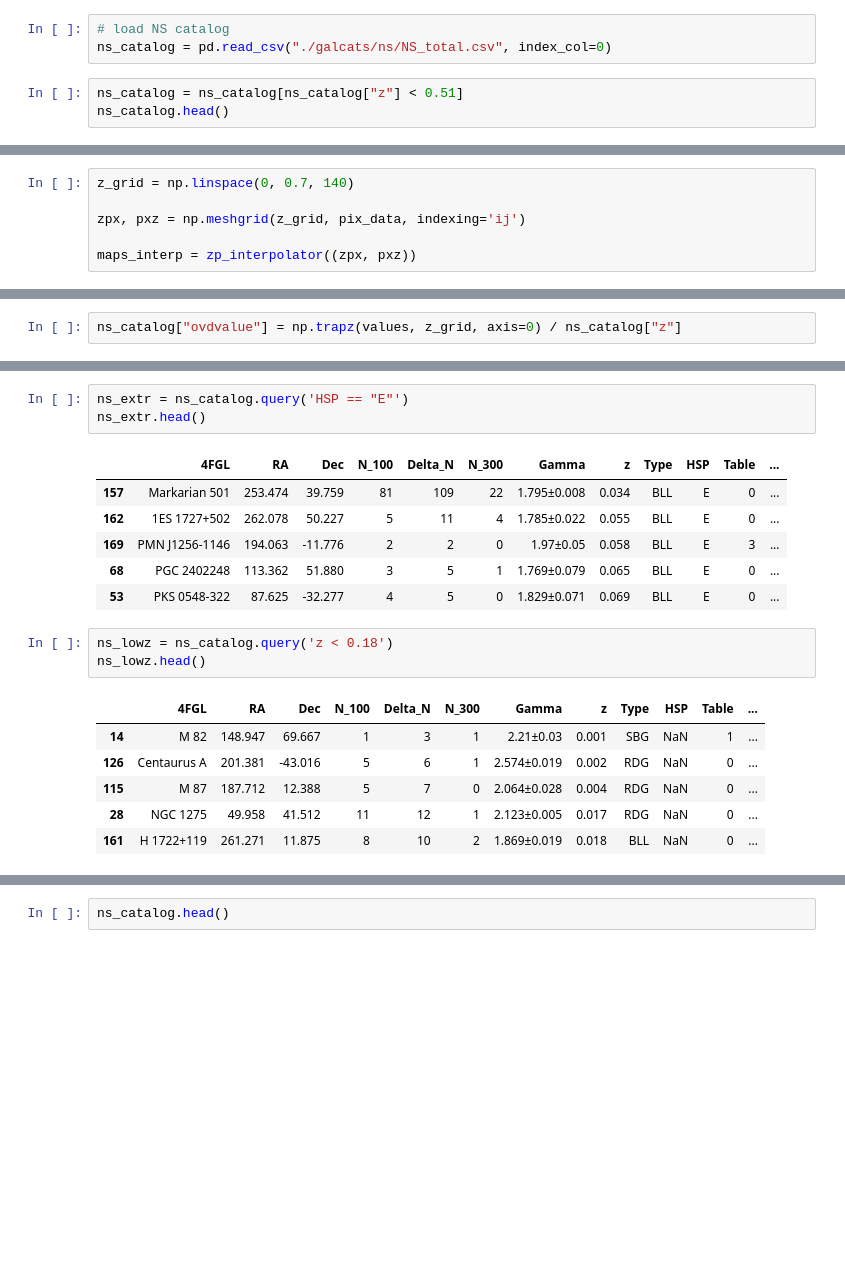
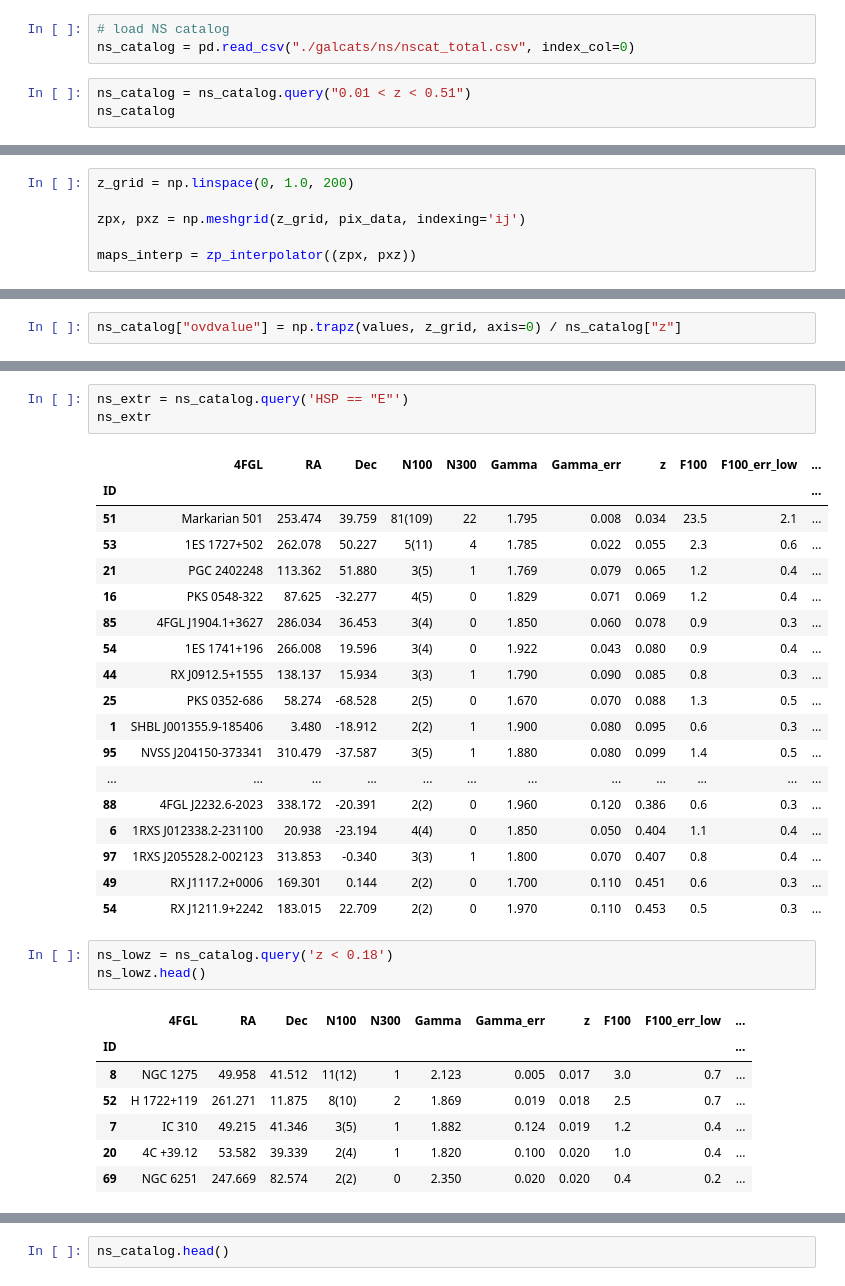
Before and after one commit to KleimenovM/LargeScaleStructure, a Jupyter notebook: lss_NS_interp.ipynb, the cells around one changed output, grey strips where cells are left out. Saved outputs shown, nothing was run; the diff lists cells and outputs as text; blank space fills up the shorter version.

```diff
--- a/lss_NS_interp.ipynb
+++ b/lss_NS_interp.ipynb
@@ -20,8 +22,8 @@ mpl.rcParams['font.size'] = 12
 ### Process the Neronov-Semikoz catalog
 # %%
 # load NS catalog
-ns_catalog = pd.read_csv("./galcats/ns/NS_total.csv", index_col=0)
+ns_catalog = pd.read_csv("./galcats/ns/nscat_total.csv", index_col=0)
 # %%
-ns_catalog = ns_catalog[ns_catalog["z"] < 0.51]
-ns_catalog.head()
+ns_catalog = ns_catalog.query("0.01 < z < 0.51")
+ns_catalog
 # %% [output]
@@ -72,7 +82,7 @@ zp_interpolator = RegularGridInterpolator(
     fill_value=0
 )
 # %%
-z_grid = np.linspace(0, 0.7, 140)
+z_grid = np.linspace(0, 1.0, 200)
 
 zpx, pxz = np.meshgrid(z_grid, pix_data, indexing='ij')
 
@@ -182,20 +247,33 @@ plt.show()
 # %%
 ns_extr = ns_catalog.query('HSP == "E"')
-ns_extr.head()
+ns_extr
 # %% [output]
-|  | 4FGL | RA | Dec | N_100 | Delta_N | N_300 | Gamma | z | Type | HSP | Table | ... |
-| 157 | Markarian 501 | 253.474 | 39.759 | 81 | 109 | 22 | 1.795±0.008 | 0.034 | BLL | E | 0 | ... |
-| 162 | 1ES 1727+502 | 262.078 | 50.227 | 5 | 11 | 4 | 1.785±0.022 | 0.055 | BLL | E | 0 | ... |
-| 169 | PMN J1256-1146 | 194.063 | -11.776 | 2 | 2 | 0 | 1.97±0.05 | 0.058 | BLL | E | 3 | ... |
-| 68 | PGC 2402248 | 113.362 | 51.880 | 3 | 5 | 1 | 1.769±0.079 | 0.065 | BLL | E | 0 | ... |
-| 53 | PKS 0548-322 | 87.625 | -32.277 | 4 | 5 | 0 | 1.829±0.071 | 0.069 | BLL | E | 0 | ... |
+|  | 4FGL | RA | Dec | N100 | N300 | Gamma | Gamma_err | z | F100 | F100_err_low | ... |
+| ID |  |  |  |  |  |  |  |  |  |  | ... |
+| 51 | Markarian 501 | 253.474 | 39.759 | 81(109) | 22 | 1.795 | 0.008 | 0.034 | 23.5 | 2.1 | ... |
+| 53 | 1ES 1727+502 | 262.078 | 50.227 | 5(11) | 4 | 1.785 | 0.022 | 0.055 | 2.3 | 0.6 | ... |
+| 21 | PGC 2402248 | 113.362 | 51.880 | 3(5) | 1 | 1.769 | 0.079 | 0.065 | 1.2 | 0.4 | ... |
+| 16 | PKS 0548-322 | 87.625 | -32.277 | 4(5) | 0 | 1.829 | 0.071 | 0.069 | 1.2 | 0.4 | ... |
+| 85 | 4FGL J1904.1+3627 | 286.034 | 36.453 | 3(4) | 0 | 1.850 | 0.060 | 0.078 | 0.9 | 0.3 | ... |
+| 54 | 1ES 1741+196 | 266.008 | 19.596 | 3(4) | 0 | 1.922 | 0.043 | 0.080 | 0.9 | 0.4 | ... |
+| 44 | RX J0912.5+1555 | 138.137 | 15.934 | 3(3) | 1 | 1.790 | 0.090 | 0.085 | 0.8 | 0.3 | ... |
+| 25 | PKS 0352-686 | 58.274 | -68.528 | 2(5) | 0 | 1.670 | 0.070 | 0.088 | 1.3 | 0.5 | ... |
+| 1 | SHBL J001355.9-185406 | 3.480 | -18.912 | 2(2) | 1 | 1.900 | 0.080 | 0.095 | 0.6 | 0.3 | ... |
+| 95 | NVSS J204150-373341 | 310.479 | -37.587 | 3(5) | 1 | 1.880 | 0.080 | 0.099 | 1.4 | 0.5 | ... |
+| ... | ... | ... | ... | ... | ... | ... | ... | ... | ... | ... | ... |
+| 88 | 4FGL J2232.6-2023 | 338.172 | -20.391 | 2(2) | 0 | 1.960 | 0.120 | 0.386 | 0.6 | 0.3 | ... |
+| 6 | 1RXS J012338.2-231100 | 20.938 | -23.194 | 4(4) | 0 | 1.850 | 0.050 | 0.404 | 1.1 | 0.4 | ... |
+| 97 | 1RXS J205528.2-002123 | 313.853 | -0.340 | 3(3) | 1 | 1.800 | 0.070 | 0.407 | 0.8 | 0.4 | ... |
+| 49 | RX J1117.2+0006 | 169.301 | 0.144 | 2(2) | 0 | 1.700 | 0.110 | 0.451 | 0.6 | 0.3 | ... |
+| 54 | RX J1211.9+2242 | 183.015 | 22.709 | 2(2) | 0 | 1.970 | 0.110 | 0.453 | 0.5 | 0.3 | ... |
 # %%
 ns_lowz = ns_catalog.query('z < 0.18')
 ns_lowz.head()
 # %% [output]
-|  | 4FGL | RA | Dec | N_100 | Delta_N | N_300 | Gamma | z | Type | HSP | Table | ... |
-| 14 | M 82 | 148.947 | 69.667 | 1 | 3 | 1 | 2.21±0.03 | 0.001 | SBG | NaN | 1 | ... |
-| 126 | Centaurus A | 201.381 | -43.016 | 5 | 6 | 1 | 2.574±0.019 | 0.002 | RDG | NaN | 0 | ... |
-| 115 | M 87 | 187.712 | 12.388 | 5 | 7 | 0 | 2.064±0.028 | 0.004 | RDG | NaN | 0 | ... |
-| 28 | NGC 1275 | 49.958 | 41.512 | 11 | 12 | 1 | 2.123±0.005 | 0.017 | RDG | NaN | 0 | ... |
-| 161 | H 1722+119 | 261.271 | 11.875 | 8 | 10 | 2 | 1.869±0.019 | 0.018 | BLL | NaN | 0 | ... |
+|  | 4FGL | RA | Dec | N100 | N300 | Gamma | Gamma_err | z | F100 | F100_err_low | ... |
+| ID |  |  |  |  |  |  |  |  |  |  | ... |
+| 8 | NGC 1275 | 49.958 | 41.512 | 11(12) | 1 | 2.123 | 0.005 | 0.017 | 3.0 | 0.7 | ... |
+| 52 | H 1722+119 | 261.271 | 11.875 | 8(10) | 2 | 1.869 | 0.019 | 0.018 | 2.5 | 0.7 | ... |
+| 7 | IC 310 | 49.215 | 41.346 | 3(5) | 1 | 1.882 | 0.124 | 0.019 | 1.2 | 0.4 | ... |
+| 20 | 4C +39.12 | 53.582 | 39.339 | 2(4) | 1 | 1.820 | 0.100 | 0.020 | 1.0 | 0.4 | ... |
+| 69 | NGC 6251 | 247.669 | 82.574 | 2(2) | 0 | 2.350 | 0.020 | 0.020 | 0.4 | 0.2 | ... |
```
Also changed, not shown: parts of 24 cells of this notebook, 19 other files.
